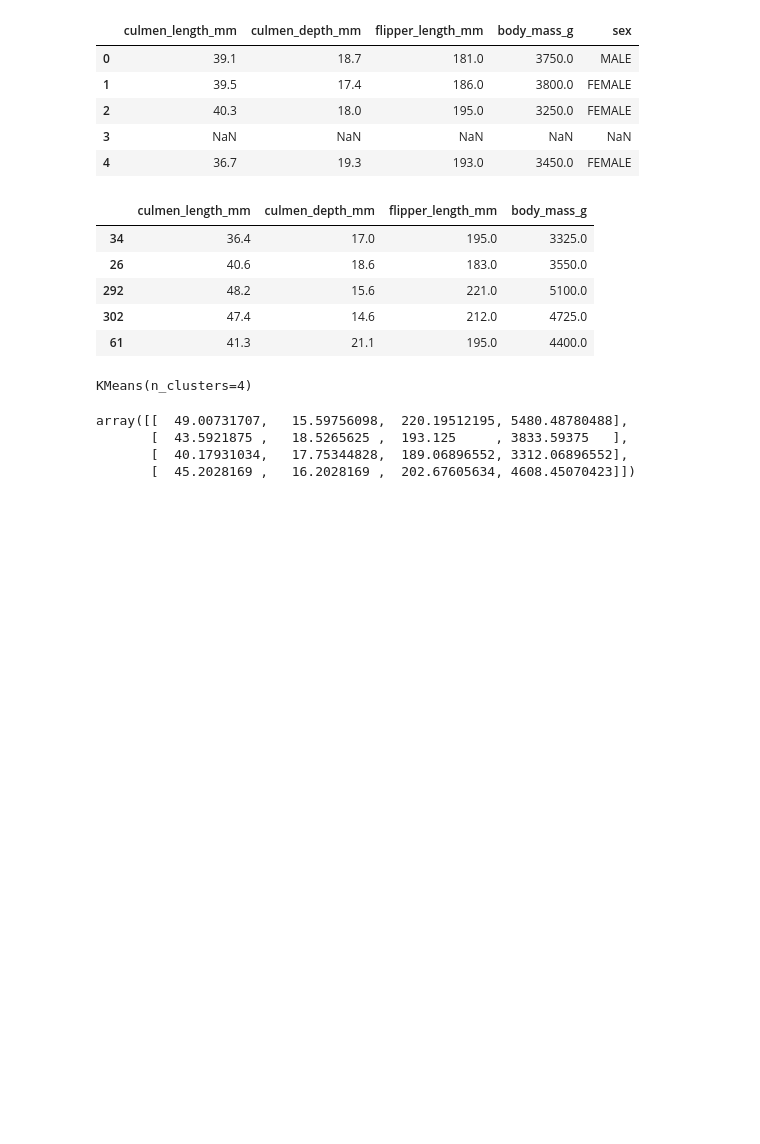
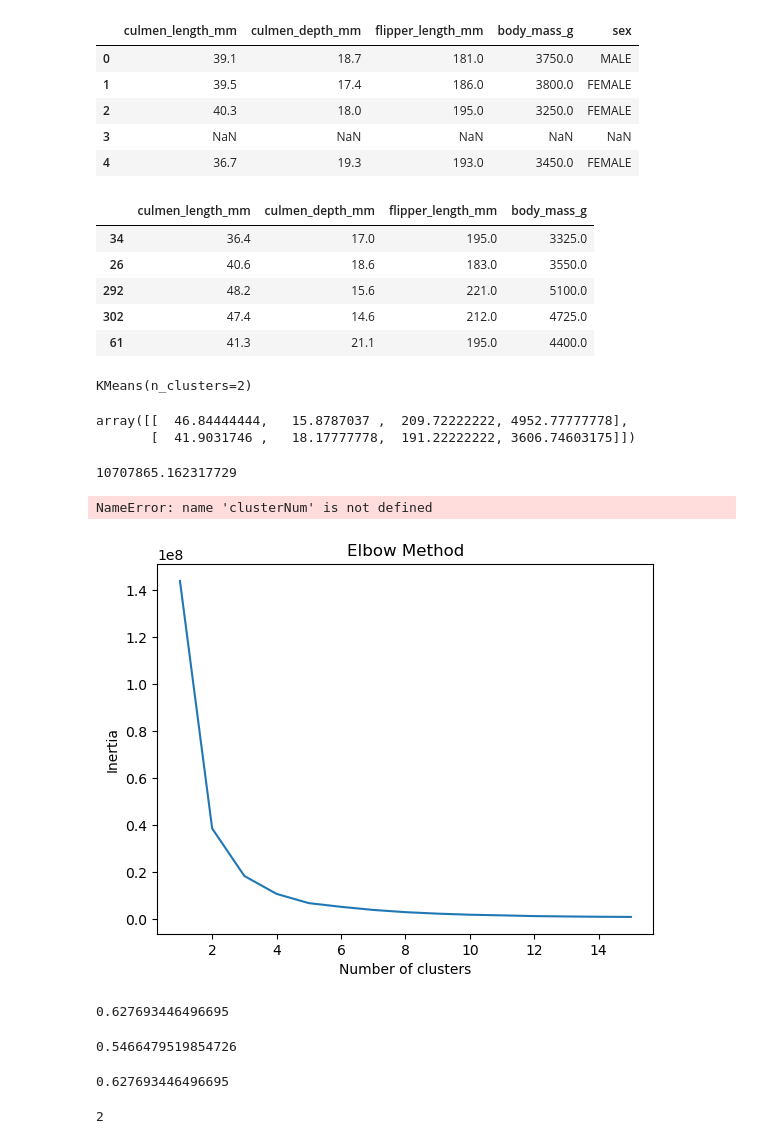
Before and after one commit to Rain0rShine/ML, a Jupyter notebook: exit 1, 24.ipynb, the cells around one changed output. Cells and saved outputs as stored; diff of their text form; code cells hidden in the pictures; blank space fills up the shorter version.

```diff
--- a/exit 1, 24.ipynb
+++ b/exit 1, 24.ipynb
@@ -25,14 +25,60 @@ train_df.head()
 | 302 | 47.4 | 14.6 | 212.0 | 4725.0 |
 | 61 | 41.3 | 21.1 | 195.0 | 4400.0 |
 # %%
-model = KMeans(n_clusters=4)
+model = KMeans(n_clusters=2)
 model.fit(train_df)
 # %% [output]
-KMeans(n_clusters=4)
+KMeans(n_clusters=2)
 # %%
 model.cluster_centers_
 # %% [output]
-array([[  49.00731707,   15.59756098,  220.19512195, 5480.48780488],
-       [  43.5921875 ,   18.5265625 ,  193.125     , 3833.59375   ],
-       [  40.17931034,   17.75344828,  189.06896552, 3312.06896552],
-       [  45.2028169 ,   16.2028169 ,  202.67605634, 4608.45070423]])
+array([[  46.84444444,   15.8787037 ,  209.72222222, 4952.77777778],
+       [  41.9031746 ,   18.17777778,  191.22222222, 3606.74603175]])
+# %%
+model.inertia_
+# %% [output]
+10707865.162317729
+# %%
+elbow = [['clusterNum','inertia']]
+for x in range(1, 16):
+    model = KMeans(n_clusters=x)
+    model.fit(train_df)
+    model.inertia_
+    elbow[clusterNum].append(x)
+    elbow[inertia].append(model.inertia_)
+# %% [output]
+NameError: name 'clusterNum' is not defined
+# %%
+import matplotlib.pyplot as plt
+from sklearn.cluster import KMeans
+
+elbow = []
+
+# Assuming 'train_df' is your dataset (replace with your actual dataset)
+for x in range(1, 16):
+    model = KMeans(n_clusters=x)
+    model.fit(train_df)  # Fit the model to your dataset
+    elbow.append(model.inertia_)  # Append inertia to the list
+
+# Plotting the Elbow graph
+plt.plot(range(1, 16), elbow)
+plt.xlabel('Number of clusters')
+plt.ylabel('Inertia')
+plt.title('Elbow Method')
+plt.show()
+# %% [output]
+[figure, added]
+# %%
+from sklearn.metrics import silhouette_score
+model = KMeans(n_clusters=2)
+model.fit(train_df)
+silhouette_score(train_df, model.labels_) # 2 is 0.627, 3 is 0.59, 4 is 0.56, 5 is 0.558, 6 is 0.537
+# %% [output]
+0.627693446496695
+# %%
+from sklearn.metrics import silhouette_score
+model = KMeans(n_clusters=6)
+model.fit(train_df)
+silhouette_score(train_df, model.labels_)
+# %% [output]
+0.5466479519854726
@@ -38,0 +97,8 @@ array([[  49.00731707,   15.59756098,  220.19512195, 5480.48780488],
+# %%
+greatestSil
+# %% [output]
+0.627693446496695
+# %%
+bestCluster
+# %% [output]
+2
```
Also changed, not shown: parts of 1 cell of this notebook, 1 other file.
